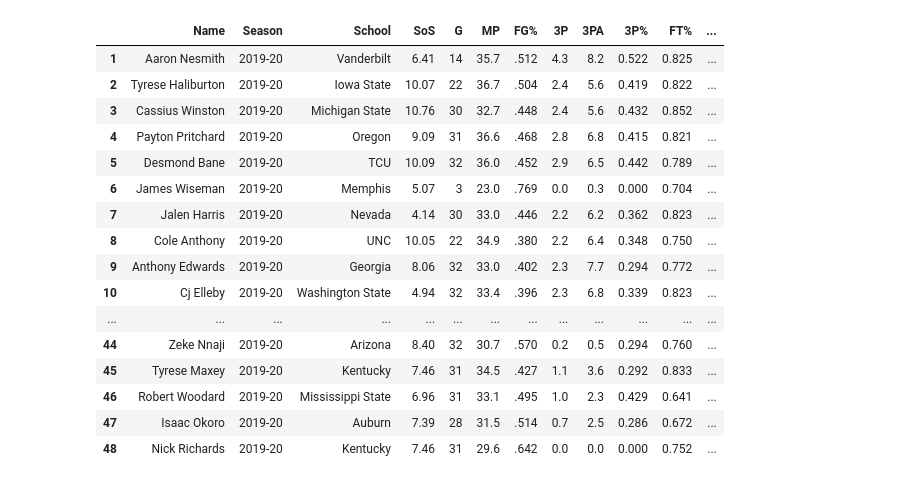
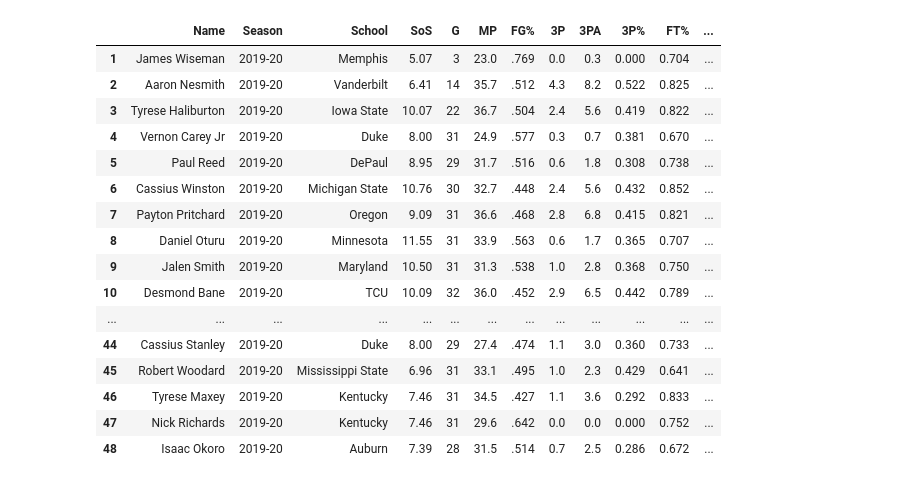
Before and after one commit to EvanJW7/2021-NBA-Draft-Prospect-Stats, a Jupyter notebook: 2020 Stats/2020.ipynb, the cells around one changed output. Cells and saved outputs as stored; diff of their text form; code cells hidden in the pictures.

```diff
--- a/2020 Stats/2020.ipynb
+++ b/2020 Stats/2020.ipynb
@@ -58,49 +58,49 @@ table['PF'] = table['PF'].astype(float)
 table['FT%'] = table['FT%'].astype(float)
 table['3P%'] = table['3P%'].astype(float)
 
 per40 = 40/table['MP']
 
-table["Player Grade"] = ((table['PTS']*per40) + (table['TRB']*1.25*per40) + (table['AST']*2*per40) +
-(table['BLK']*3*per40) + (table['STL']*3*per40) + (table['3P']*7*per40)+ (table['FT%']*7) + (table['SOS']) +
+table["Player Grade"] = ((table['PTS']*per40) + (table['TRB']*1.5*per40) + (table['AST']*2*per40) +
+(table['BLK']*3*per40) + (table['STL']*3*per40) + (table['3P']*5*per40)+ (table['FT%']*7) + (table['SOS']) +
 (table['3P%']*10))
 
-table["Player Grade"] = table["Player Grade"]*1.10
+table["Player Grade"] = table["Player Grade"]*1.15
 table["Player Grade"] = (round(table["Player Grade"]))
 table["Player Grade"]= table["Player Grade"].astype(int)
 
 table = table.sort_values(by= "Player Grade", ascending=False)
 table.insert(4, 'SoS', table['SOS'])
 table.reset_index(drop = True, inplace=True)
 import numpy as np
 table.index = np.arange(1, len(table)+1)
 del table['SOS']
 del table['Conf']
 del table['ORB']
 del table['DRB']
 del table['GS']
 del table['FG']
 del table['FGA']
 del table['FT']
 del table['FTA']
 del table['2P']
 del table['2PA']
 del table['2P%']
 table
 # %% [output]
 |  | Name | Season | School | SoS | G | MP | FG% | 3P | 3PA | 3P% | FT% | ... |
-| 1 | Aaron Nesmith | 2019-20 | Vanderbilt | 6.41 | 14 | 35.7 | .512 | 4.3 | 8.2 | 0.522 | 0.825 | ... |
-| 2 | Tyrese Haliburton | 2019-20 | Iowa State | 10.07 | 22 | 36.7 | .504 | 2.4 | 5.6 | 0.419 | 0.822 | ... |
-| 3 | Cassius Winston | 2019-20 | Michigan State | 10.76 | 30 | 32.7 | .448 | 2.4 | 5.6 | 0.432 | 0.852 | ... |
-| 4 | Payton Pritchard | 2019-20 | Oregon | 9.09 | 31 | 36.6 | .468 | 2.8 | 6.8 | 0.415 | 0.821 | ... |
-| 5 | Desmond Bane | 2019-20 | TCU | 10.09 | 32 | 36.0 | .452 | 2.9 | 6.5 | 0.442 | 0.789 | ... |
-| 6 | James Wiseman | 2019-20 | Memphis | 5.07 | 3 | 23.0 | .769 | 0.0 | 0.3 | 0.000 | 0.704 | ... |
-| 7 | Jalen Harris | 2019-20 | Nevada | 4.14 | 30 | 33.0 | .446 | 2.2 | 6.2 | 0.362 | 0.823 | ... |
-| 8 | Cole Anthony | 2019-20 | UNC | 10.05 | 22 | 34.9 | .380 | 2.2 | 6.4 | 0.348 | 0.750 | ... |
-| 9 | Anthony Edwards | 2019-20 | Georgia | 8.06 | 32 | 33.0 | .402 | 2.3 | 7.7 | 0.294 | 0.772 | ... |
-| 10 | Cj Elleby | 2019-20 | Washington State | 4.94 | 32 | 33.4 | .396 | 2.3 | 6.8 | 0.339 | 0.823 | ... |
+| 1 | James Wiseman | 2019-20 | Memphis | 5.07 | 3 | 23.0 | .769 | 0.0 | 0.3 | 0.000 | 0.704 | ... |
+| 2 | Aaron Nesmith | 2019-20 | Vanderbilt | 6.41 | 14 | 35.7 | .512 | 4.3 | 8.2 | 0.522 | 0.825 | ... |
+| 3 | Tyrese Haliburton | 2019-20 | Iowa State | 10.07 | 22 | 36.7 | .504 | 2.4 | 5.6 | 0.419 | 0.822 | ... |
+| 4 | Vernon Carey Jr | 2019-20 | Duke | 8.00 | 31 | 24.9 | .577 | 0.3 | 0.7 | 0.381 | 0.670 | ... |
+| 5 | Paul Reed | 2019-20 | DePaul | 8.95 | 29 | 31.7 | .516 | 0.6 | 1.8 | 0.308 | 0.738 | ... |
+| 6 | Cassius Winston | 2019-20 | Michigan State | 10.76 | 30 | 32.7 | .448 | 2.4 | 5.6 | 0.432 | 0.852 | ... |
+| 7 | Payton Pritchard | 2019-20 | Oregon | 9.09 | 31 | 36.6 | .468 | 2.8 | 6.8 | 0.415 | 0.821 | ... |
+| 8 | Daniel Oturu | 2019-20 | Minnesota | 11.55 | 31 | 33.9 | .563 | 0.6 | 1.7 | 0.365 | 0.707 | ... |
+| 9 | Jalen Smith | 2019-20 | Maryland | 10.50 | 31 | 31.3 | .538 | 1.0 | 2.8 | 0.368 | 0.750 | ... |
+| 10 | Desmond Bane | 2019-20 | TCU | 10.09 | 32 | 36.0 | .452 | 2.9 | 6.5 | 0.442 | 0.789 | ... |
 | ... | ... | ... | ... | ... | ... | ... | ... | ... | ... | ... | ... | ... |
-| 44 | Zeke Nnaji | 2019-20 | Arizona | 8.40 | 32 | 30.7 | .570 | 0.2 | 0.5 | 0.294 | 0.760 | ... |
-| 45 | Tyrese Maxey | 2019-20 | Kentucky | 7.46 | 31 | 34.5 | .427 | 1.1 | 3.6 | 0.292 | 0.833 | ... |
-| 46 | Robert Woodard | 2019-20 | Mississippi State | 6.96 | 31 | 33.1 | .495 | 1.0 | 2.3 | 0.429 | 0.641 | ... |
-| 47 | Isaac Okoro | 2019-20 | Auburn | 7.39 | 28 | 31.5 | .514 | 0.7 | 2.5 | 0.286 | 0.672 | ... |
-| 48 | Nick Richards | 2019-20 | Kentucky | 7.46 | 31 | 29.6 | .642 | 0.0 | 0.0 | 0.000 | 0.752 | ... |
+| 44 | Cassius Stanley | 2019-20 | Duke | 8.00 | 29 | 27.4 | .474 | 1.1 | 3.0 | 0.360 | 0.733 | ... |
+| 45 | Robert Woodard | 2019-20 | Mississippi State | 6.96 | 31 | 33.1 | .495 | 1.0 | 2.3 | 0.429 | 0.641 | ... |
+| 46 | Tyrese Maxey | 2019-20 | Kentucky | 7.46 | 31 | 34.5 | .427 | 1.1 | 3.6 | 0.292 | 0.833 | ... |
+| 47 | Nick Richards | 2019-20 | Kentucky | 7.46 | 31 | 29.6 | .642 | 0.0 | 0.0 | 0.000 | 0.752 | ... |
+| 48 | Isaac Okoro | 2019-20 | Auburn | 7.39 | 28 | 31.5 | .514 | 0.7 | 2.5 | 0.286 | 0.672 | ... |
```
Also changed, not shown: 1 other file.
